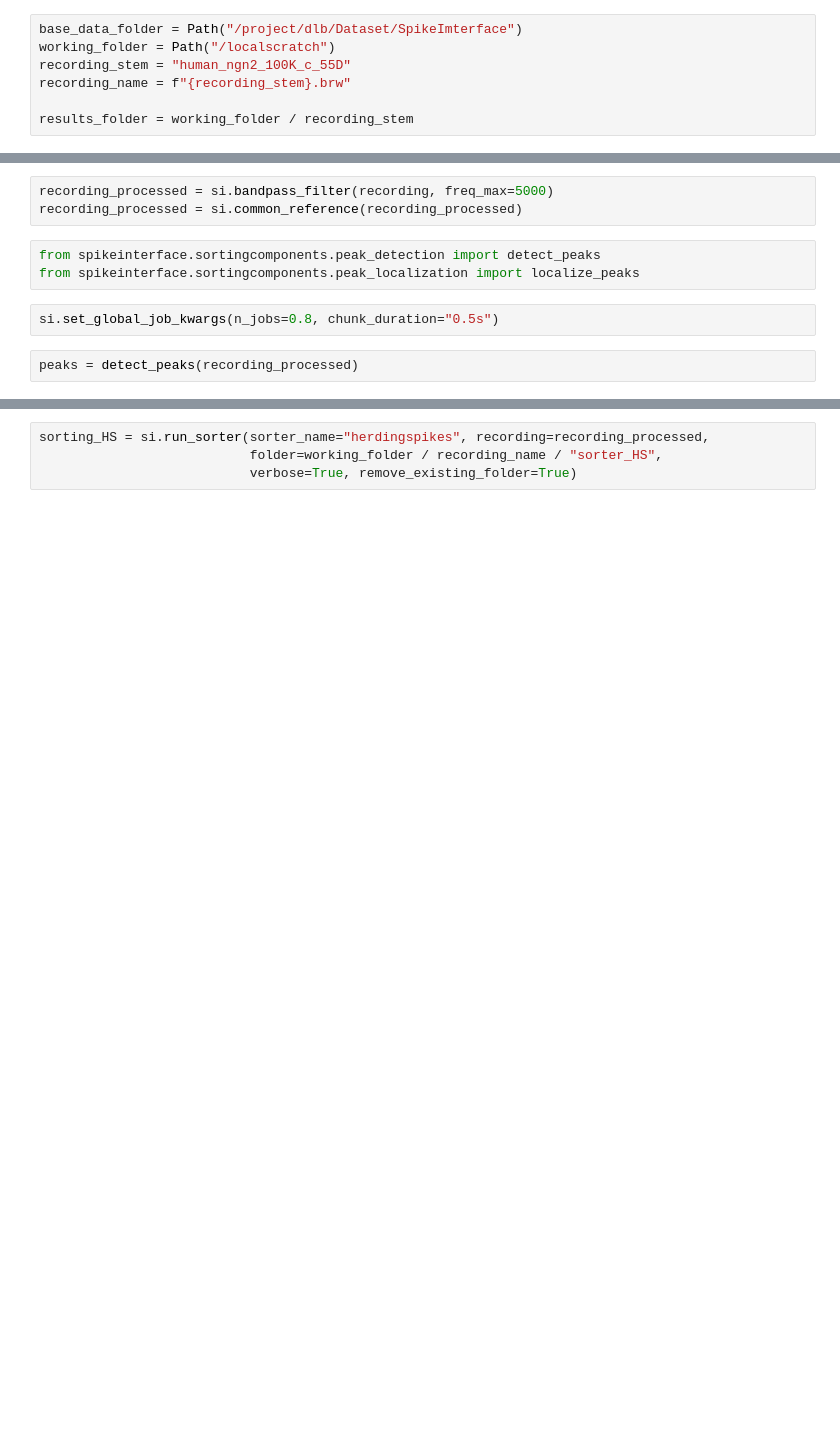
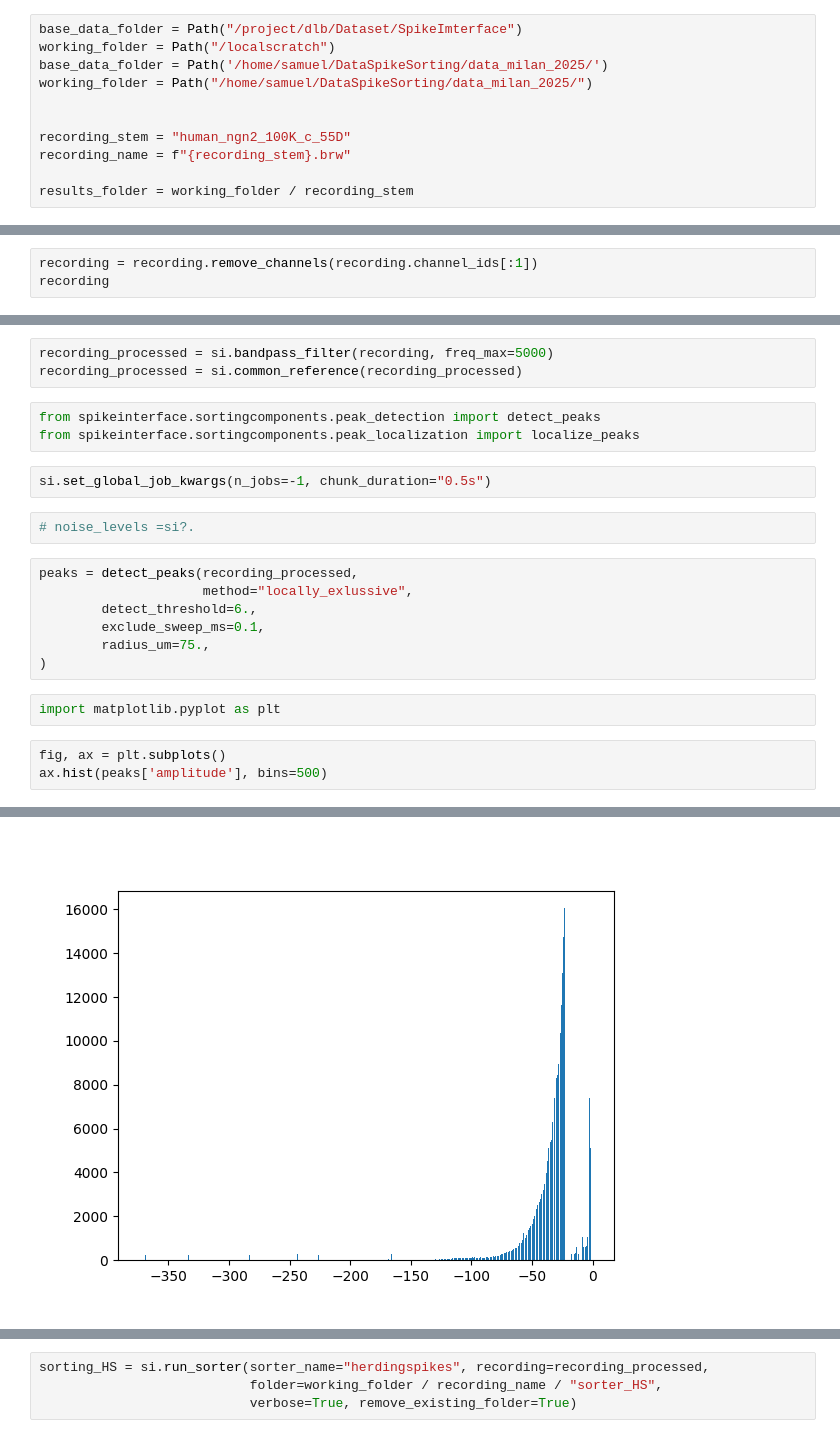
Before and after one commit to SpikeInterface/SpikeInterface-Training-Milan-Sept25, a Jupyter notebook: notebooks/invitro_notebook.ipynb, the cells around one changed output, grey strips where cells are left out. Saved outputs shown, nothing was run; the diff lists cells and outputs as text; blank space fills up the shorter version.

```diff
--- a/notebooks/invitro_notebook.ipynb
+++ b/notebooks/invitro_notebook.ipynb
@@ -8,9 +8,16 @@ import spikeinterface.full as si
 # %%
 base_data_folder = Path("/project/dlb/Dataset/SpikeImterface")
 working_folder = Path("/localscratch")
+base_data_folder = Path('/home/samuel/DataSpikeSorting/data_milan_2025/')
+working_folder = Path("/home/samuel/DataSpikeSorting/data_milan_2025/")
+
+
 recording_stem = "human_ngn2_100K_c_55D"
 recording_name = f"{recording_stem}.brw"
 
 results_folder = working_folder / recording_stem
 # %%
 recording = si.read_biocam(base_data_folder / recording_name)
+# %%
+recording = recording.remove_channels(recording.channel_ids[:1])
+recording
@@ -27,6 +44,19 @@ recording_processed = si.common_reference(recording_processed)
 from spikeinterface.sortingcomponents.peak_detection import detect_peaks
 from spikeinterface.sortingcomponents.peak_localization import localize_peaks
 # %%
-si.set_global_job_kwargs(n_jobs=0.8, chunk_duration="0.5s")
+si.set_global_job_kwargs(n_jobs=-1, chunk_duration="0.5s")
+# %%
+# noise_levels =si?.
 # %%
-peaks = detect_peaks(recording_processed)
+peaks = detect_peaks(recording_processed,
+                     method="locally_exlussive",
+        detect_threshold=6.,
+        exclude_sweep_ms=0.1,
+        radius_um=75.,
+)
+# %%
+import matplotlib.pyplot as plt
+# %%
+fig, ax = plt.subplots()
+ax.hist(peaks['amplitude'], bins=500)
+# %% [output]
@@ -33,2 +80,3 @@ peaks = detect_peaks(recording_processed)
+[figure, added]
 # %%
 si.plot_peak_activity(recording, peaks, color_range=[0, 10])
```
Also changed, not shown: parts of 12 cells of this notebook.
